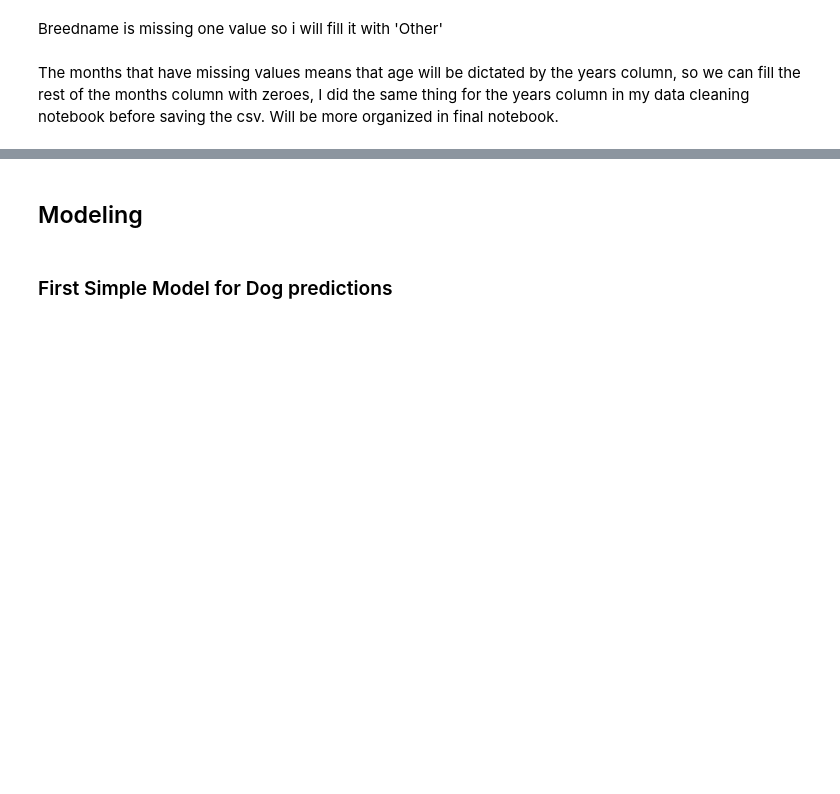
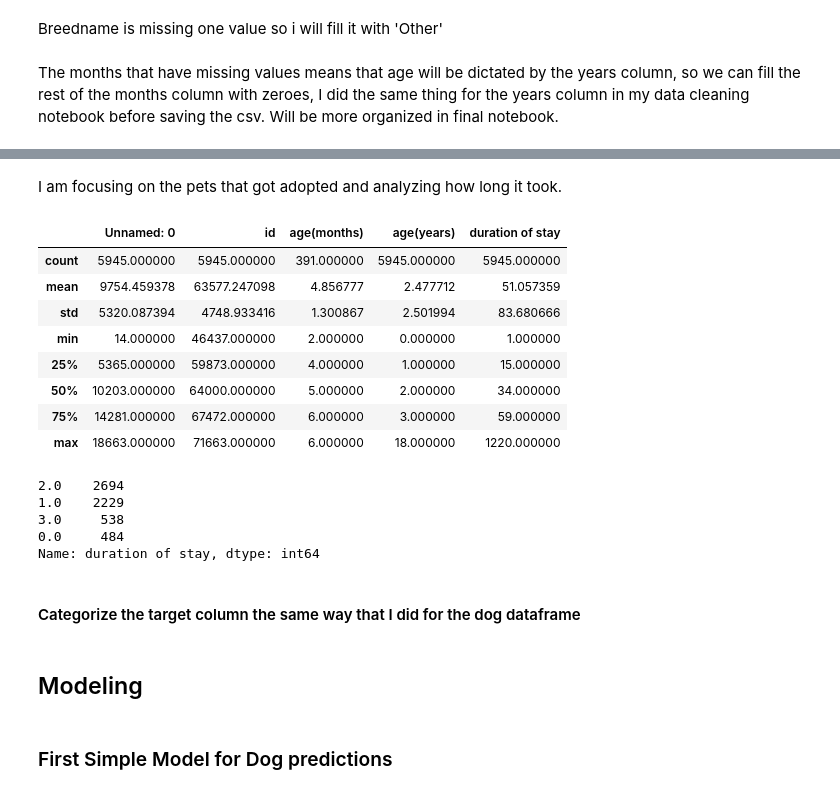
Before and after one commit to wharr1203/BloomingtonPetAdoption, a Jupyter notebook: Main Notebook.ipynb, the cells around one changed output, grey strips where cells are left out. Saved outputs shown, nothing was run; the diff lists cells and outputs as text; code cells hidden in the pictures; blank space fills up the shorter version.

```diff
--- a/Main Notebook.ipynb
+++ b/Main Notebook.ipynb
@@ -144,0 +189,16 @@ dog_model_data['age(months)'] = dog_model_data['age(months)'].fillna(0)
+# %%
+cat_model_data = cat_df[cat_df['movementtype'] == 'Adoption']
+# %% [markdown]
+I am focusing on the pets that got adopted and analyzing how long it took.
+# %%
+cat_model_data.describe()
+# %% [output]
+|  | Unnamed: 0 | id | age(months) | age(years) | duration of stay |
+| count | 5945.000000 | 5945.000000 | 391.000000 | 5945.000000 | 5945.000000 |
+| mean | 9754.459378 | 63577.247098 | 4.856777 | 2.477712 | 51.057359 |
+| std | 5320.087394 | 4748.933416 | 1.300867 | 2.501994 | 83.680666 |
+| min | 14.000000 | 46437.000000 | 2.000000 | 0.000000 | 1.000000 |
+| 25% | 5365.000000 | 59873.000000 | 4.000000 | 1.000000 | 15.000000 |
+| 50% | 10203.000000 | 64000.000000 | 5.000000 | 2.000000 | 34.000000 |
+| 75% | 14281.000000 | 67472.000000 | 6.000000 | 3.000000 | 59.000000 |
+| max | 18663.000000 | 71663.000000 | 6.000000 | 18.000000 | 1220.000000 |
@@ -145,3 +210,13 @@ dog_model_data['age(months)'] = dog_model_data['age(months)'].fillna(0)
+# %%
+cat_model_data['duration of stay'].value_counts()
+# %% [output]
+2.0    2694
+1.0    2229
+3.0     538
+0.0     484
+Name: duration of stay, dtype: int64
+# %% [markdown]
+#### Categorize the target column the same way that I did for the dog dataframe
 # %% [markdown]
 ## Modeling
 # %% [markdown]
```
Also changed, not shown: parts of 23 cells of this notebook.
